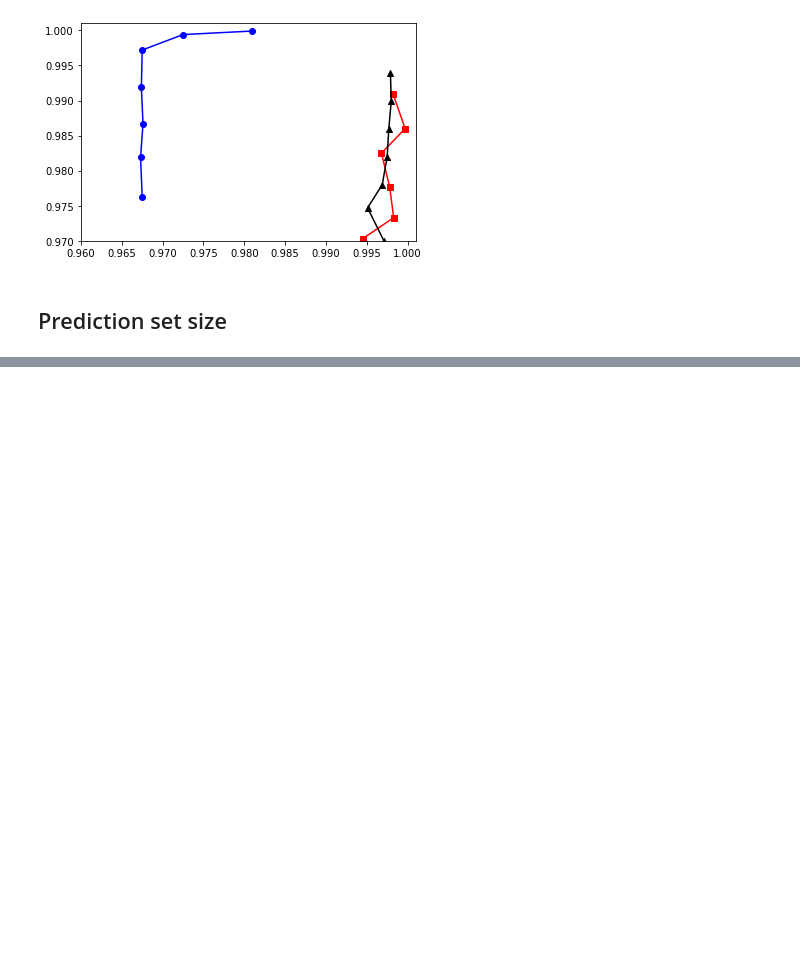
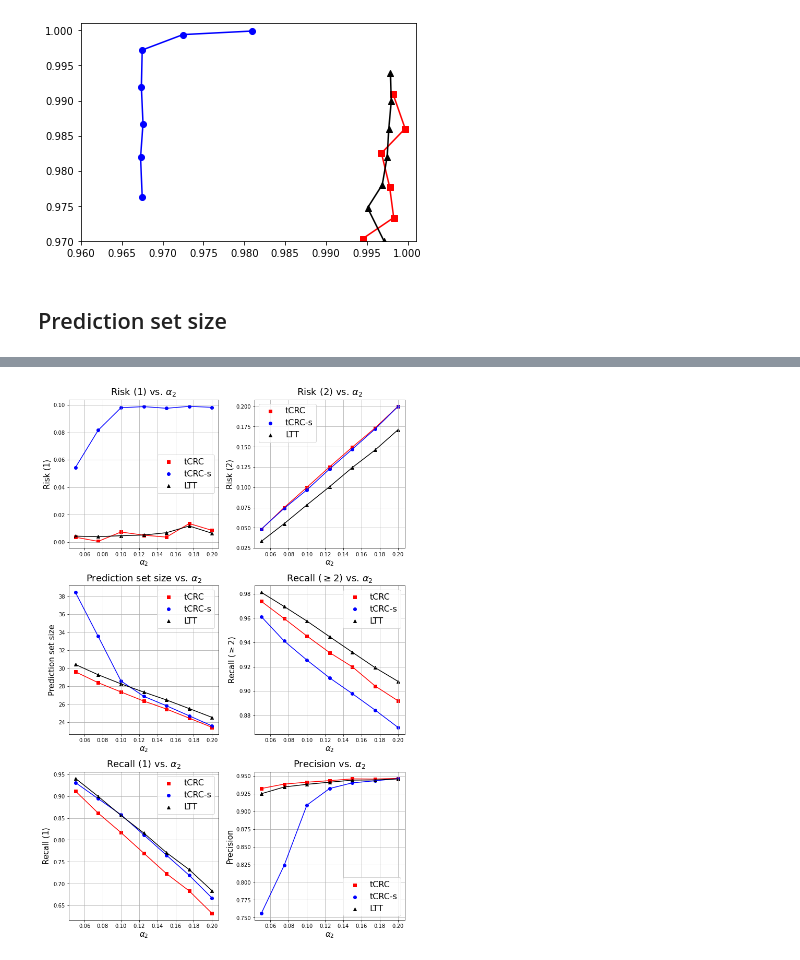
Before and after one commit to mufangying/Ranked-Retrieval, a Jupyter notebook: yahoo/visualization_vary_beta_yahoo.ipynb, the cells around one changed output, grey strips where cells are left out. Cells and saved outputs as stored; diff of their text form; code cells hidden in the pictures; blank space fills up the shorter version.

```diff
--- a/yahoo/visualization_vary_beta_yahoo.ipynb
+++ b/yahoo/visualization_vary_beta_yahoo.ipynb
@@ -70,0 +71,30 @@ plt.savefig('yahoo_vary_beta.pdf')
+# %%
+fig, axes = plt.subplots(3, 2, figsize=(10, 15))  # 4 rows, 2 columns
+
+# Flatten the axes array for easy iteration
+axes = axes.flatten()
+
+# Create 8 different plots
+for i, ax in enumerate(axes):
+    ax.scatter(np.array(beta_seq),  results[:,0,i+2], c = colors[0], label= labels[0], marker = markers[0])
+    ax.plot(np.array(beta_seq),  results[:,0,i+2], c = colors[0])
+
+    ax.scatter(np.array(beta_seq),  results[:,1,i+2], c = colors[1], label= labels[1], marker = markers[1])
+    ax.plot(np.array(beta_seq),  results[:,1,i+2], c = colors[1])
+
+    ax.scatter(np.array(beta_seq),  results[:,2,i+2], c = colors[2], label= labels[2],marker = markers[2])
+    ax.plot(np.array(beta_seq),  results[:,2,i+2], c = colors[2])
+
+    ax.set_xlabel(r'$\alpha_2$', fontsize = 15)
+    ax.set_ylabel(response_names[i+2], fontsize = 15)
+    ax.set_title(f'{response_names[i+2]} vs. '+ r'$\alpha_2$', fontsize = 18, y = 1.01)
+    ax.legend(fontsize= 16)
+    ax.grid(True)
+
+# Adjust layout for better spacing
+plt.tight_layout()
+
+# Show the figure
+plt.savefig('yahoo_metrics.pdf')
+# %% [output]
+[figure, added]
```
Also changed, not shown: parts of 1 cell of this notebook, 9 other files.
